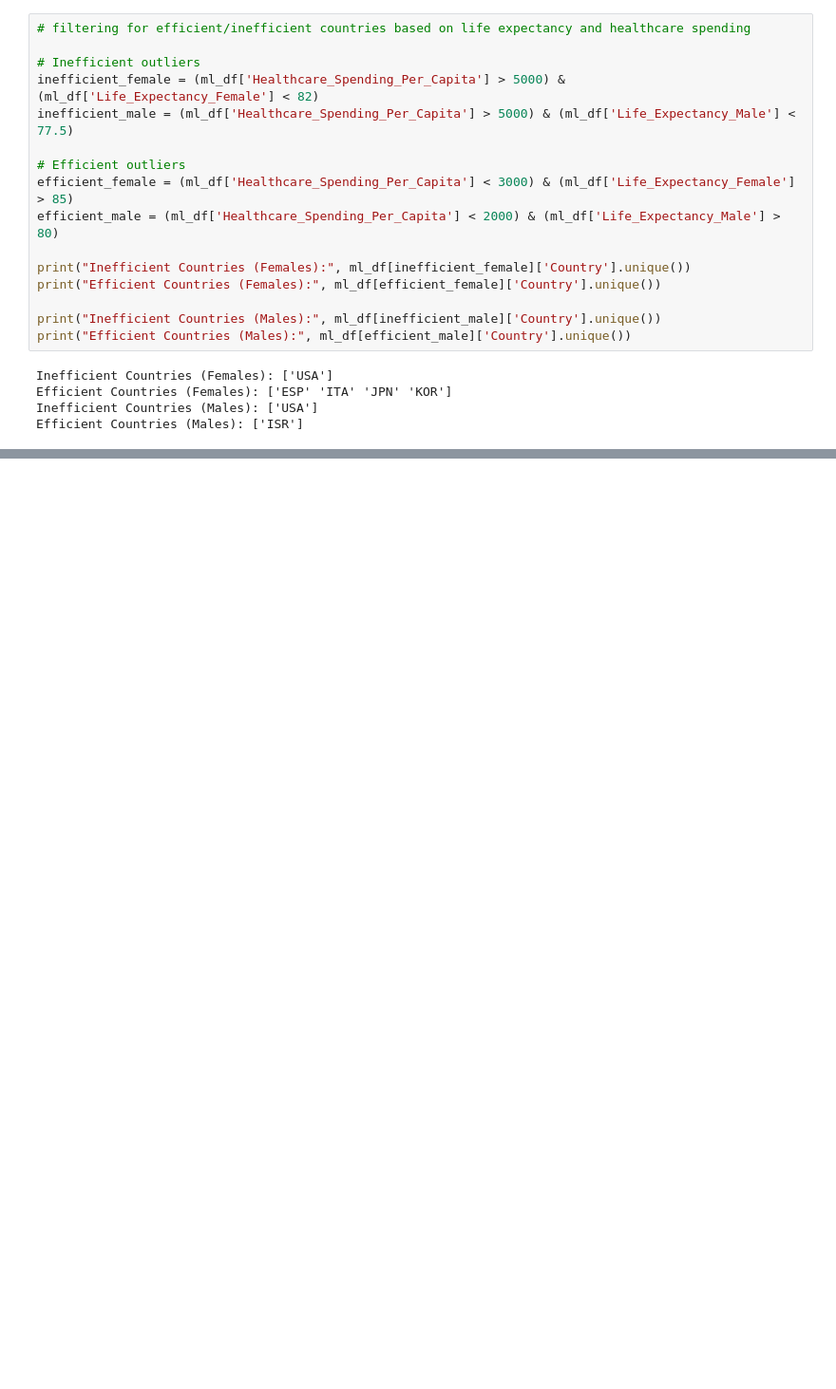
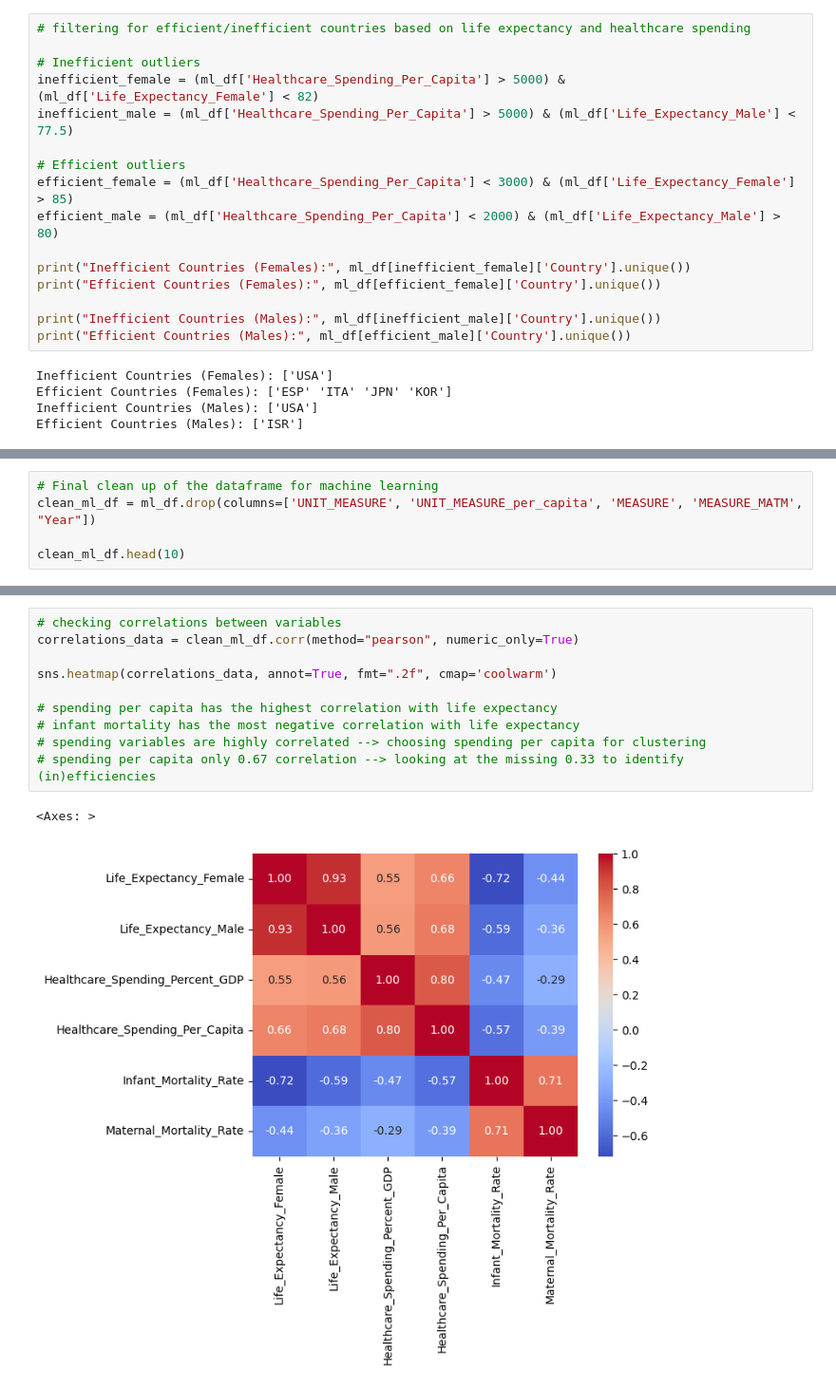
Before and after one commit to BastiSeid/healthcare-efficiency-analysis, a Jupyter notebook: notebooks/01_data_collection.ipynb, the cells around one changed output, grey strips where cells are left out. Shown at 95% size. Cells and saved outputs as stored; diff of their text form; blank space fills up the shorter version.

Commit message:
heatmap for correlations & log-transformed data for clustering

```diff
--- a/notebooks/01_data_collection.ipynb
+++ b/notebooks/01_data_collection.ipynb
@@ -422,4 +427,8 @@ plt.show()
 [figure]
 [figure]
 # %%
+# Final clean up of the dataframe for machine learning
+clean_ml_df = ml_df.drop(columns=['UNIT_MEASURE', 'UNIT_MEASURE_per_capita', 'MEASURE', 'MEASURE_MATM', "Year"])
+
+clean_ml_df.head(10)
 # %% [output]
@@ -430,0 +446,13 @@ See the caveats in the documentation: https://pandas.pydata.org/pandas-docs/stab
+# %%
+# checking correlations between variables
+correlations_data = clean_ml_df.corr(method="pearson", numeric_only=True)
+
+sns.heatmap(correlations_data, annot=True, fmt=".2f", cmap='coolwarm')
+
+# spending per capita has the highest correlation with life expectancy
+# infant mortality has the most negative correlation with life expectancy
+# spending variables are highly correlated --> choosing spending per capita for clustering
+# spending per capita only 0.67 correlation --> looking at the missing 0.33 to identify (in)efficiencies
+# %% [output]
+<Axes: >
+[figure, added]
```
Also changed, not shown: parts of 7 cells of this notebook.
